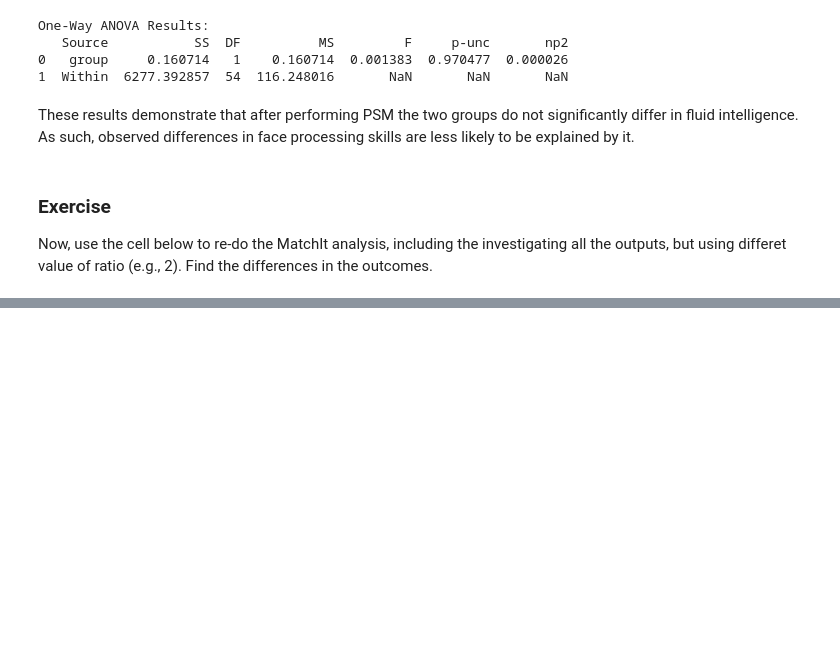
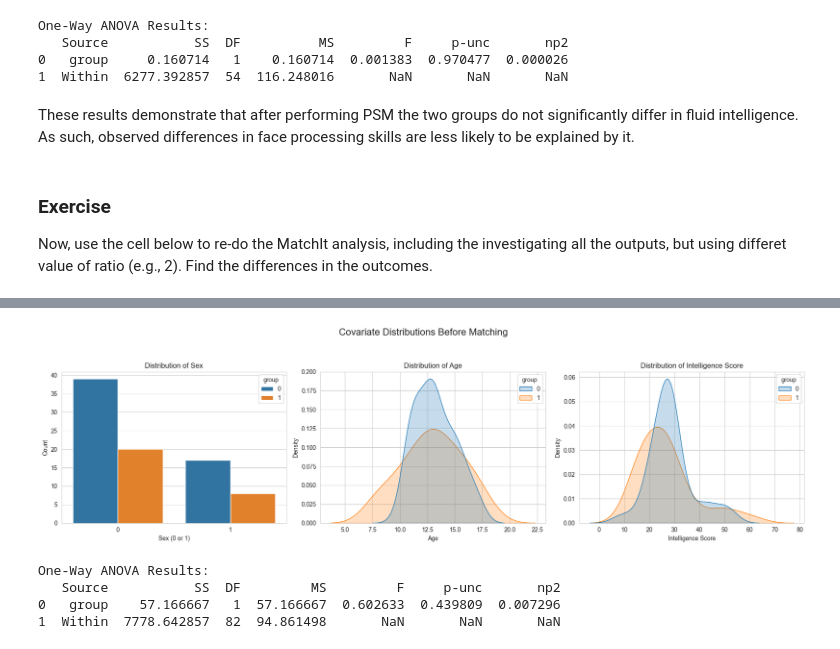
Before and after one commit to kristantodan12/psy112-ER, a Jupyter notebook: book/Seminar/PSM/2_Propensity_score_matching.ipynb, the cells around one changed output, grey strips where cells are left out. Saved outputs shown, nothing was run; the diff lists cells and outputs as text; code cells hidden in the pictures; blank space fills up the shorter version.

```diff
--- a/book/Seminar/PSM/2_Propensity_score_matching.ipynb
+++ b/book/Seminar/PSM/2_Propensity_score_matching.ipynb
@@ -395,0 +424,10 @@ Now, use the cell below to re-do the MatchIt analysis, including the investigati
+# %%
+# Perform match data in R
+ro.r('matched_au2 <- match.data(m_out2)')
+
+# Convert the R DataFrame to a pandas DataFrame
+matched_au2 = pandas2ri.rpy2py(ro.globalenv['matched_au2'])
+
+# print the first few rows of the matched data
+print(matched_au2.head())
+print(f"Shape of the matched data: {matched_au2.shape}")
@@ -395,0 +472,43 @@ Now, use the cell below to re-do the MatchIt analysis, including the investigati
+# %%
+# Set a style for the plots
+sns.set_style("whitegrid")
+
+# Create a figure to hold the three subplots
+fig, axes = plt.subplots(1, 3, figsize=(18, 5))
+fig.suptitle('Covariate Distributions Before Matching', fontsize=16, y=1.02)
+
+# 1. Visualize the distribution of 'b_sex' (Binary)
+sns.countplot(ax=axes[0], data=matched_au2, x='b_sex', hue='group')
+axes[0].set_title('Distribution of Sex')
+axes[0].set_xlabel('Sex (0 or 1)')
+axes[0].set_ylabel('Count')
+
+# 2. Visualize the distribution of 'age' (Continuous)
+sns.kdeplot(ax=axes[1], data=matched_au2, x='age', hue='group', fill=True, common_norm=False)
+axes[1].set_title('Distribution of Age')
+axes[1].set_xlabel('Age')
+axes[1].set_ylabel('Density')
+
+# 3. Visualize the distribution of 'f_inte' (Continuous)
+sns.kdeplot(ax=axes[2], data=matched_au2, x='f_inte', hue='group', fill=True, common_norm=False)
+axes[2].set_title('Distribution of Intelligence Score')
+axes[2].set_xlabel('Intelligence Score')
+axes[2].set_ylabel('Density')
+
+# Adjust layout and show the plots
+plt.tight_layout(rect=[0, 0, 1, 0.96])
+plt.show()
+# %% [output]
+[figure, added]
+# %%
+# Perform one-way ANOVA using the matched data in Python
+anova_results2 = pg.anova(dv='f_inte', between='group', data=matched_au2, detailed=True)
+
+# Print the ANOVA results
+print("One-Way ANOVA Results:")
+print(anova_results2)
+# %% [output]
+One-Way ANOVA Results:
+   Source           SS  DF         MS         F     p-unc       np2
+0   group    57.166667   1  57.166667  0.602633  0.439809  0.007296
+1  Within  7778.642857  82  94.861498       NaN       NaN       NaN
```
Also changed, not shown: parts of 7 cells of this notebook.
